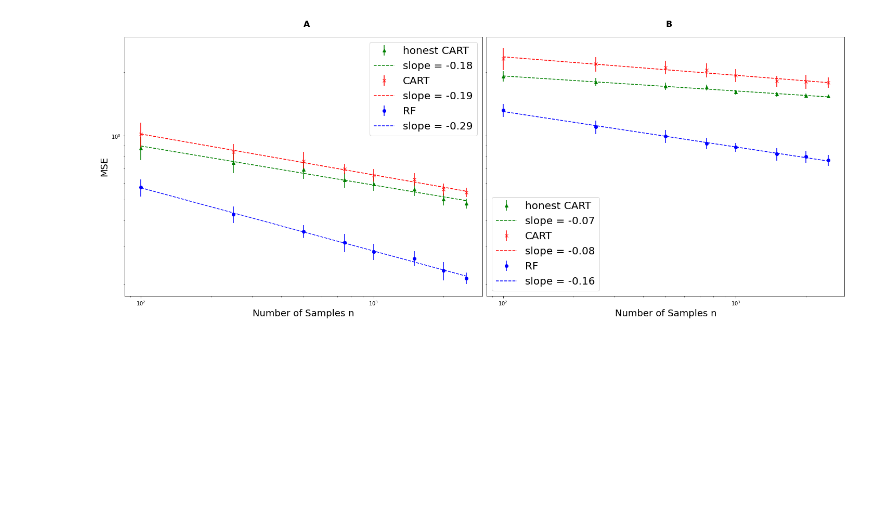
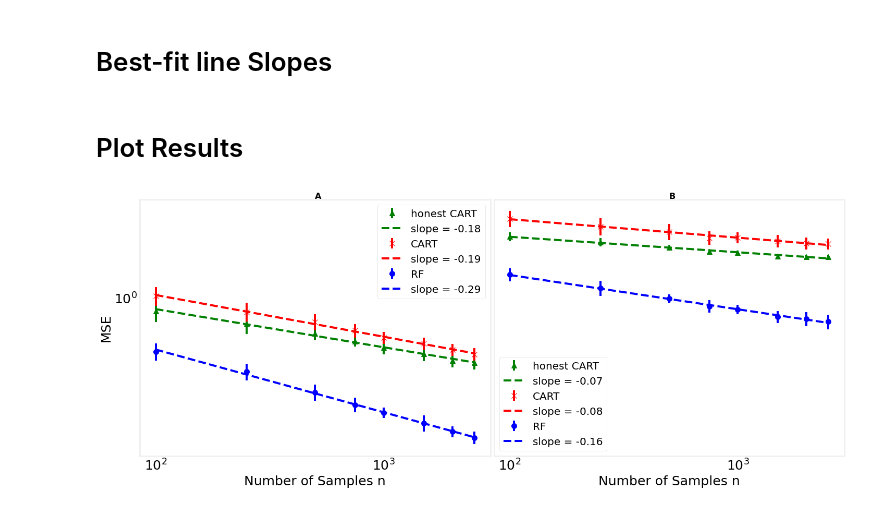
Before and after one commit to aagarwal1996/additive_trees, a Jupyter notebook: Simulations/sum_of_squares.ipynb, the cells around one changed output. Drawn from its saved outputs; the diff is of its cells as text; code cells hidden in the pictures; blank space fills up the shorter version.

```diff
--- a/Simulations/sum_of_squares.ipynb
+++ b/Simulations/sum_of_squares.ipynb
@@ -152,8 +172,42 @@ for s in sparsity:
+# %%
+with open ('results/sum_of_squares/CART.pkl','rb') as f:
+    CART_scores,CART_error_bar = pickle.load(f)
+# %%
+with open ('results/sum_of_squares/RF.pkl','rb') as f:
+    RF_scores,RF_error_bar = pickle.load(f)
+# %% [markdown]
+# Best-fit line Slopes
 # %%
 for (i,s) in enumerate(sparsity):
     honest_CART_best_fit.append(get_best_fit_line(log_list(n_train),log_list(honest_CART_scores[i])))
     CART_best_fit.append(get_best_fit_line(log_list(n_train),log_list(CART_scores[i])))
     RF_best_fit.append(get_best_fit_line(log_list(n_train),log_list(RF_scores[i])))
+# %% [markdown]
+# Plot Results
+# %%
+import pylab
+# Set global plotting parameters
+plt.style.use("fivethirtyeight")
+mpl.rcParams['lines.markersize'] = 10
+mpl.rcParams['grid.linewidth'] = 2.5
+mpl.rcParams['legend.fontsize'] = 20
+pylab.rcParams['xtick.major.pad'] = 5
+pylab.rcParams['ytick.major.pad'] = 5
+mpl.rcParams["figure.figsize"] = [8, 6]
+mpl.rcParams['savefig.transparent'] = True
+plt.rcParams['figure.facecolor'] = 'white'
+plt.rcParams['figure.edgecolor'] = 'black'
+# plt.rcParams['patch.edgecolor'] = 'white'
+plt.rcParams['axes.facecolor'] = 'white'
+# plt.rcParams['grid.color'] = 'black'
+colors = plt.rcParams['axes.prop_cycle'].by_key()['color']
+
+label_size = 25
+mpl.rcParams['xtick.labelsize'] = label_size
+mpl.rcParams['ytick.labelsize'] = label_size
+mpl.rcParams['axes.labelsize'] = label_size
+mpl.rcParams['axes.titlesize'] = label_size
+mpl.rcParams['figure.titlesize'] = label_size
 # %%
 sum_squares_fig,sum_squares_axs = plt.subplots(1,2,figsize = (20,8),sharex = True,sharey = True)
 
@@ -179,38 +233,42 @@ sum_squares_axs[1].errorbar(n_train,pow(math.e,honest_CART_best_fit[1][0]*np.arr
 
 sum_squares_axs[1].errorbar(n_train,CART_scores[1],yerr = CART_error_bar[1],fmt = 'x',label = 'CART',color = 'red')
 sum_squares_axs[1].errorbar(n_train,pow(math.e,CART_best_fit[1][0]*np.array(log_list(n_train))+CART_best_fit[1][1]),linestyle = 'dashed',label = 'slope = ' + str(CART_best_fit[1][0])[:5],color = 'red')
 
 
 sum_squares_axs[1].errorbar(n_train,RF_scores[1],yerr = RF_error_bar[1],fmt = 'o',label = 'RF',color = 'blue')
 sum_squares_axs[1].errorbar(n_train,pow(math.e,RF_best_fit[1][0]*np.array(log_list(n_train))+RF_best_fit[1][1]),linestyle = 'dashed',label = 'slope = ' +str(RF_best_fit[1][0])[:5],color = 'blue')
 
 
 
 sum_squares_axs[0].legend(loc = 'best')
 sum_squares_axs[1].legend(loc = 'best')
 
-sum_squares_axs[0].text(500.0, 3.5, 'A',
+sum_squares_axs[0].text(500.0, 3.15, 'A',
       fontsize=16, fontweight='bold', va='top')
-sum_squares_axs[1].text(500.0, 3.5, 'B',
+sum_squares_axs[1].text(500.0, 3.15, 'B',
       fontsize=16, fontweight='bold', va='top')
-sum_squares_axs[0].set_ylabel('MSE',fontsize = 18)
+sum_squares_axs[0].set_ylabel('MSE',fontsize = 25)
 #linear_lower_bound_axs[1].set_ylabel('MSE',fontsize = 18)
 
 plt.rcParams['legend.fontsize'] = 20
 
-sum_squares_axs[0].set_xlabel('Number of Samples n',fontsize = 18)
-sum_squares_axs[1].set_xlabel('Number of Samples n',fontsize = 18)
+sum_squares_axs[0].set_xlabel('Number of Samples n',fontsize = 25)
+sum_squares_axs[1].set_xlabel('Number of Samples n',fontsize = 25)
 
 sum_squares_axs[0].set_yscale('log')
 sum_squares_axs[1].set_yscale('log')
 sum_squares_axs[0].set_xscale('log')
 sum_squares_axs[1].set_xscale('log')
 
+sum_squares_axs[0].grid()
+sum_squares_axs[1].grid()
+
+
 
 plt.tight_layout(pad=0.4,w_pad=0.5, h_pad=1.5)
 plt.yscale('log')
 plt.xscale('log')
 # %% [output]
-[figure, old version]
+[figure, new version]
 # %%
 sum_squares_fig.savefig('figures/sum_of_squares_cts.png')
```
Also changed, not shown: parts of 11 cells of this notebook, 6 other files.
